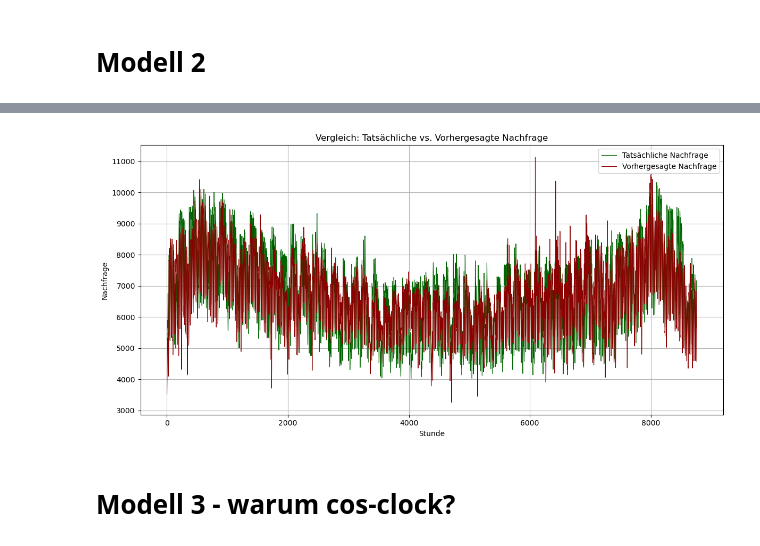
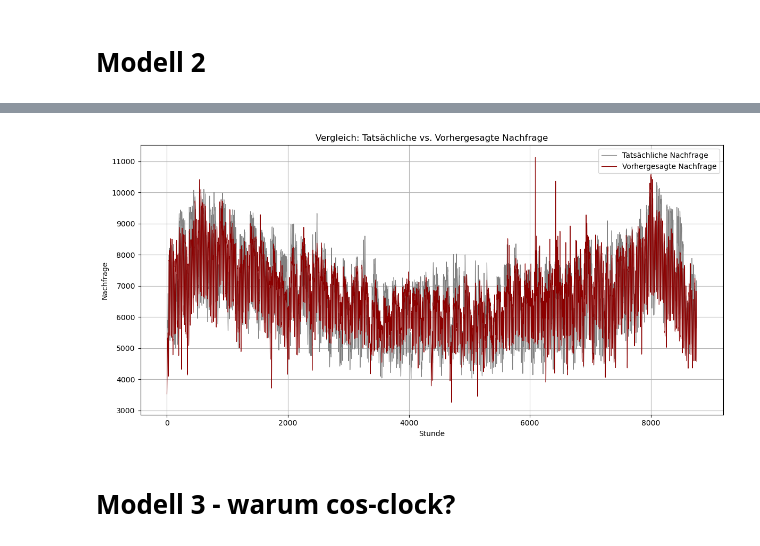
Before and after one commit to PeterGeyrhofer2103/Energiemodelle--Analysen, a Jupyter notebook: Nachfragemodell.ipynb, the cells around one changed output, grey strips where cells are left out. Cells and saved outputs as stored; diff of their text form; code cells hidden in the pictures.

```diff
--- a/Nachfragemodell.ipynb
+++ b/Nachfragemodell.ipynb
@@ -30,7 +30,7 @@ df_load.rename(columns={'load': 'Load'}, inplace=True)  #csv Spaltennamen rename
 df_combined = pd.concat([hours, clock, df_price['Price'], df_load['Load'], df_temp['Temp']], axis=1) #daten in ein dataframegepackt
 df_combined.rename(columns={df_combined.columns[0]: 'hours'}, inplace=True) #hours spalte in hours umbenannt
 df_combined.rename(columns={df_combined.columns[1]: 'clock'}, inplace=True) #hours spalte in clock umbenannt
-df_combined['Load_lagged'] = df_combined['Load'].shift(1) #Setzt meinen Wert in Zusammenhang mit dem t-1 Wert
+df_combined['Load_t-1'] = df_combined['Load'].shift(1) #Setzt meinen Wert in Zusammenhang mit dem t-1 Wert
 #df_combined['Sin_clock'] = df_sinclock                  #Uhrzeit durch Sin ausdrücken ist nicht signifikant
 df_combined['Cos_clock'] = df_cosclock                  #Uhrzeit durch Cos ausdrücken
 df_combined['Sin_clock_half'] = df_sinclock_half               #Uhrzeit durch Sin ausdrücken
@@ -158,24 +148,24 @@ strong multicollinearity or other numerical problems.
 # %%
 beta0 = 5301.1056
 beta1 = 153.9536
 beta2 = -62.2907
 beta3 = -1084.2241
 beta4 = 0.0911
 df_combined['y_t'] = beta0 + beta1*df_combined['Price']+beta2*df_combined['Temp']+beta3*df_combined['Cos_clock']+beta4*df_combined['hours']
 
 plt.figure(figsize=(12, 6))
-plt.plot(df_combined['hours'], df_combined['Load'], label='Tatsächliche Nachfrage', color='darkgreen', linewidth='0.8')
+plt.plot(df_combined['hours'], df_combined['Load'], label='Tatsächliche Nachfrage', color='grey', linewidth='0.8')
 plt.plot(df_combined['hours'], df_combined['y_t'], label='Vorhergesagte Nachfrage', color='darkred',linewidth='0.8')
 
 plt.title('Vergleich: Tatsächliche vs. Vorhergesagte Nachfrage')
 plt.xlabel('Stunde')
 plt.ylabel('Nachfrage')
 plt.legend()
 plt.grid(True)
 plt.tight_layout()
 plt.show()
 # %% [output]
-[figure, old version]
+[figure, new version]
 # %% [markdown]
 # Modell 3 - warum cos-clock?
 # %%
```
Also changed, not shown: parts of 7 cells of this notebook, 2 other files.
